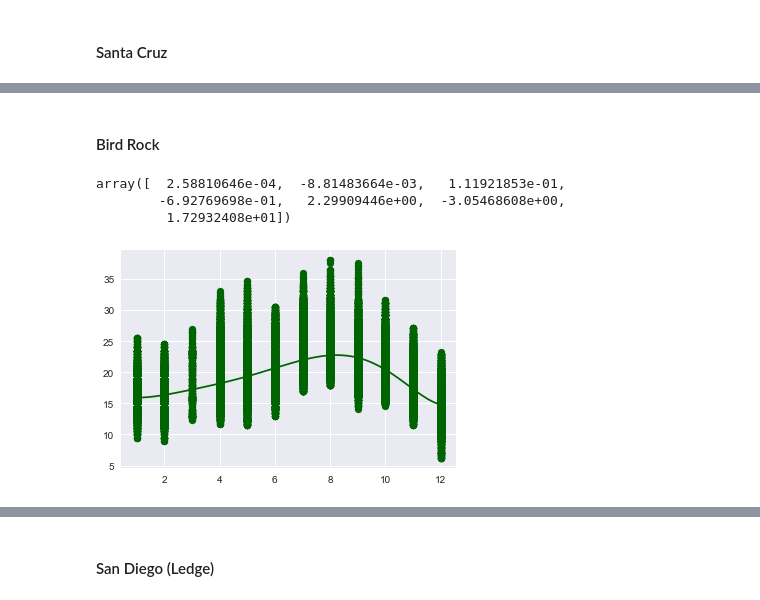
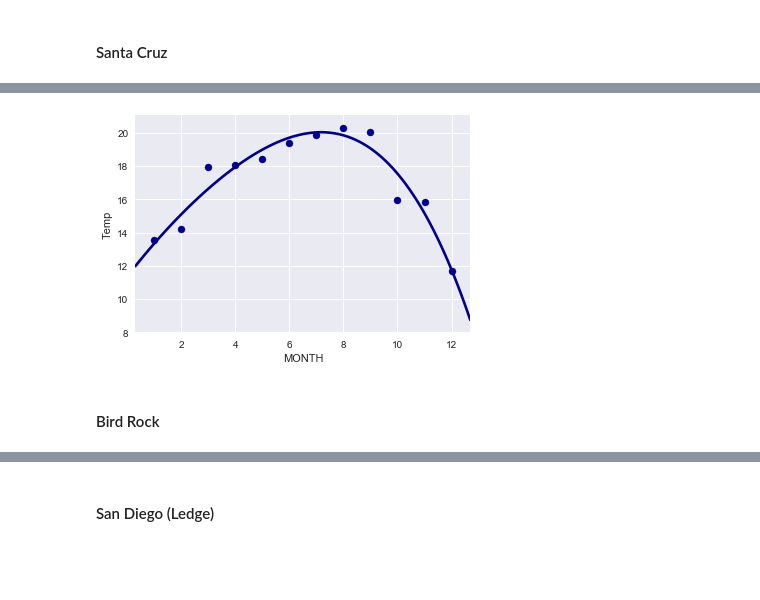
Before and after one commit to gbatzel/sio209_project, a Jupyter notebook: code/models.ipynb, the cells around one changed output, grey strips where cells are left out. Cells and saved outputs as stored; diff of their text form; code cells hidden in the pictures; blank space fills up the shorter version.

```diff
--- a/code/models.ipynb
+++ b/code/models.ipynb
@@ -94,9 +64,6 @@ ax2 = sns.regplot(x='MONTH', y='Temp', data=df2, order=5, color='darkblue',
+# %%
+Seaborn_Regression_Plot(df2, 'darkblue');
+# %% [output]
+[figure, added]
 # %% [markdown]
 #### Bird Rock
-# %%
-p3 = np.polyfit(df3.MONTH, df3.Temp, 6)
-p3
-# %% [output]
-array([  2.58810646e-04,  -8.81483664e-03,   1.11921853e-01,
-        -6.92769698e-01,   2.29909446e+00,  -3.05468608e+00,
-         1.72932408e+01])
@@ -106,5 +69,0 @@ y3 = np.polyval(p3, x1)
-# %%
-plt.scatter(df3.MONTH, df3.Temp, color='darkgreen')
-plt.plot(x1, y3, '-', color='darkgreen');
-# %% [output]
-[figure, removed]
```
Also changed, not shown: parts of 30 cells of this notebook, 2 other files.
